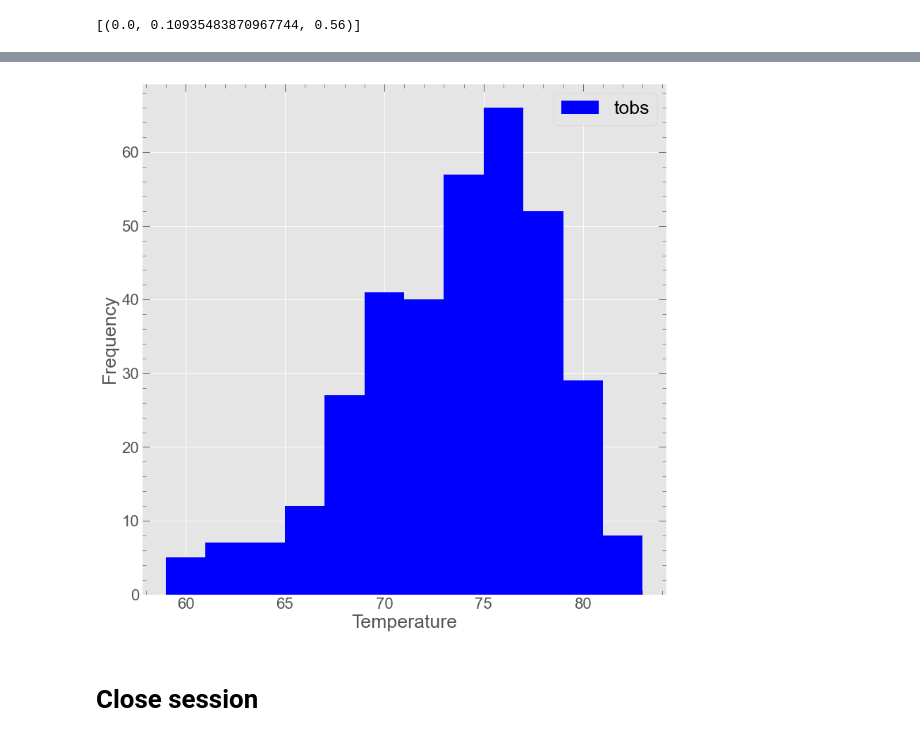
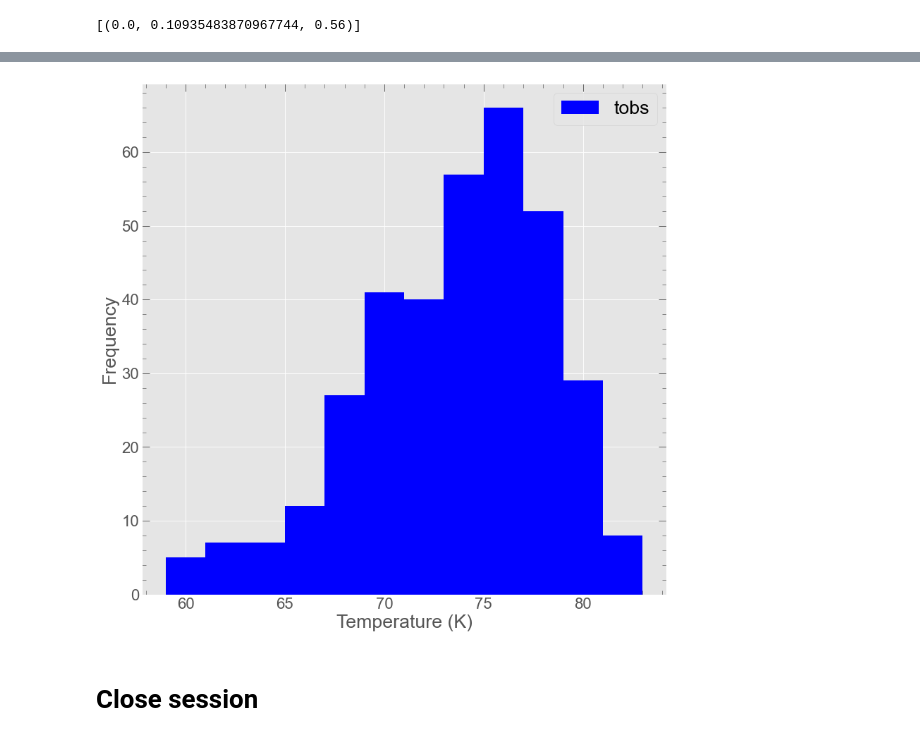
Before and after one commit to pandeysudip/Climate-Data-With-Sqlalchemy, a Jupyter notebook: climate.ipynb, the cells around one changed output, grey strips where cells are left out. Cells and saved outputs as stored; diff of their text form; code cells hidden in the pictures.

```diff
--- a/climate.ipynb
+++ b/climate.ipynb
@@ -202,20 +178,3 @@ Locator attempting to generate 1825 ticks ([-0.4, ..., 364.40000000000003]), whi
-# %%
-# Design a query to retrieve the last 12 months of precipitation data and plot the results.
-# Starting from the most recent data point in the database.
-query_date=dt.date(2017,8,23)-dt.timedelta(days=365)
-# Calculate the date one year from the last date in data set.
-
-
-# Perform a query to retrieve the data and precipitation scores
-
-
-# Save the query results as a Pandas DataFrame and set the index to the date column
-
-
-# Sort the dataframe by date
-
-
-# Use Pandas Plotting with Matplotlib to plot the data
 # %% [markdown]
 # Exploratory Station Analysis
 # %%
@@ -309,11 +283,11 @@ df_sta=pd.read_sql_query(res, session.bind)
 # %%
 #plotting using matplotlib to plot the results as a histogram
 fig, ax=plt.subplots(figsize=(12,12))
 df_sta.plot(kind='hist', color='b',bins=12, ax=ax)
-ax.set(xlabel='Temperature')
+ax.set(xlabel='Temperature (K)')
 plt.show()
 # %% [output]
-[figure, old version]
+[figure, new version]
 # %% [markdown]
 # Close session
 # %%
```
Also changed, not shown: parts of 8 cells of this notebook, 1 other file.
